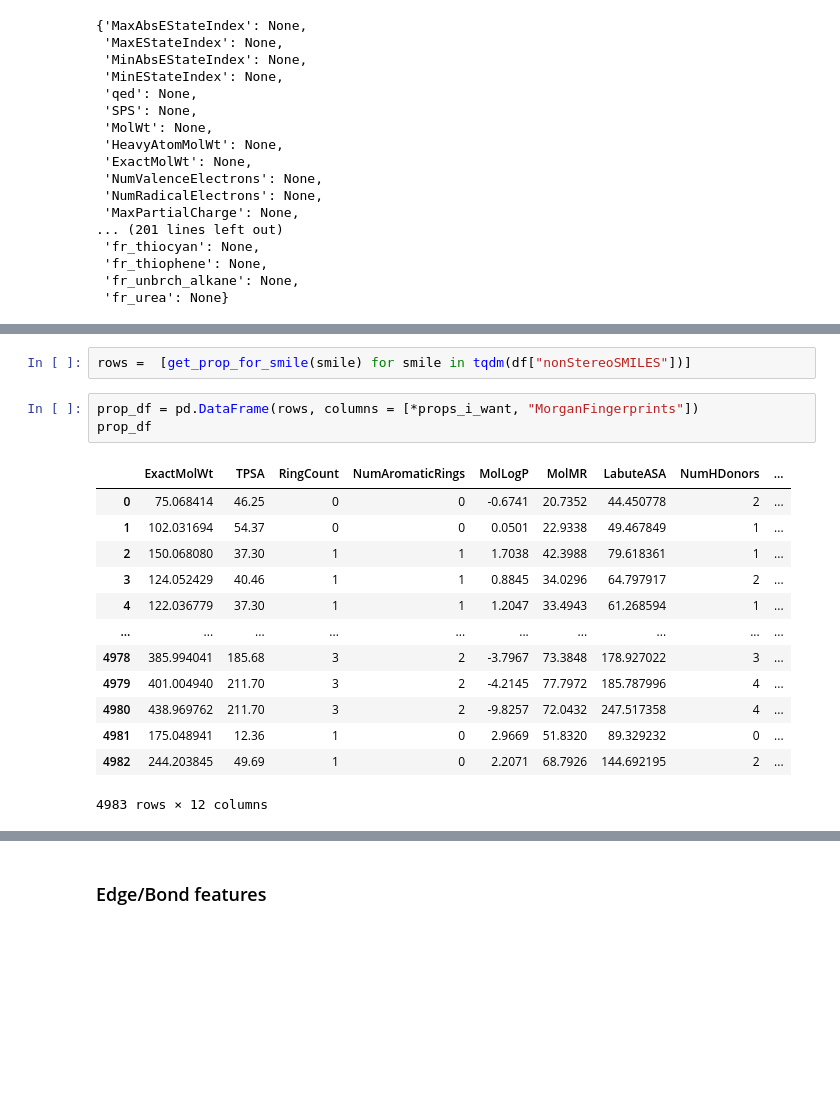
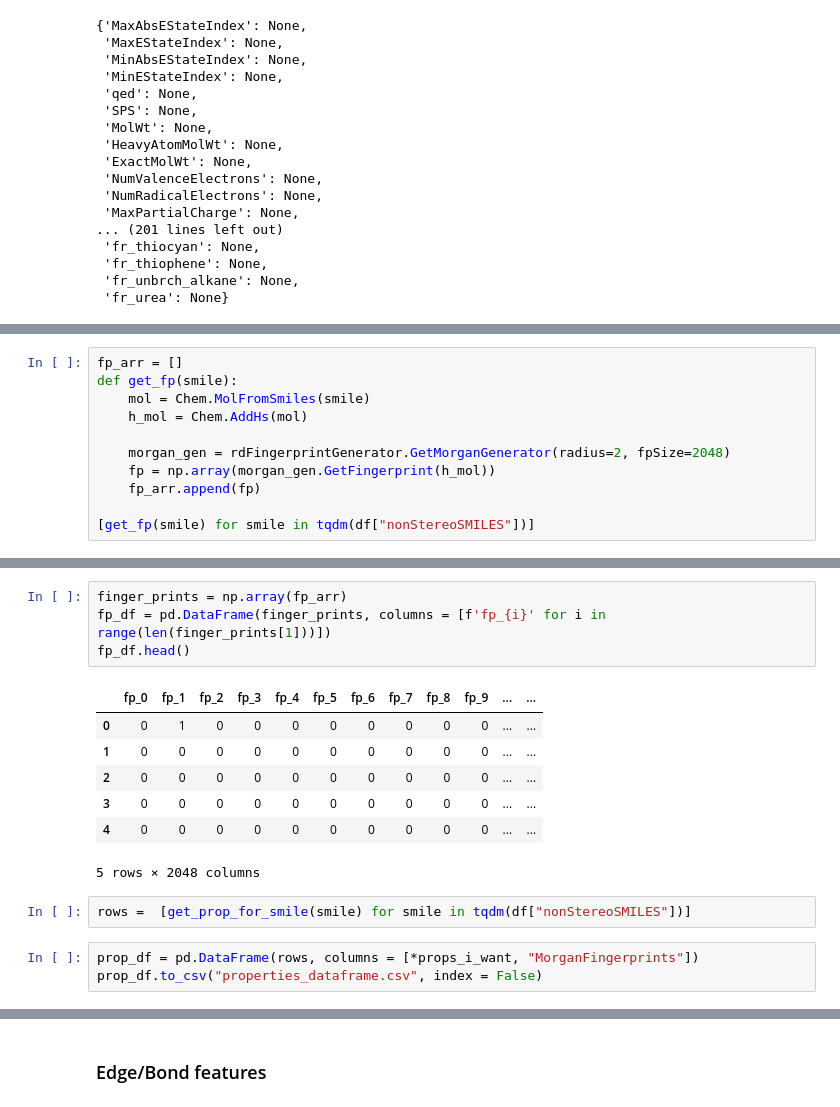
Before and after one commit to markzuckerburg600-glitch/Molecular-Smells-Project, a Jupyter notebook: dataset.ipynb, the cells around one changed output, grey strips where cells are left out. Drawn from its saved outputs; the diff is of its cells as text; blank space fills up the shorter version.

```diff
--- a/dataset.ipynb
+++ b/dataset.ipynb
@@ -248,3 +247,14 @@ def get_prop_for_smile(smile):
 # morgan_gen = rdFingerprintGenerator.GetMorganGenerator(radius=2, fpSize=2048)
 # fp = morgan_gen.GetFingerprint(mol)
 # np.array(fp)
+# %%
+fp_arr = []
+def get_fp(smile):
+    mol = Chem.MolFromSmiles(smile)
+    h_mol = Chem.AddHs(mol)
+
+    morgan_gen = rdFingerprintGenerator.GetMorganGenerator(radius=2, fpSize=2048)
+    fp = np.array(morgan_gen.GetFingerprint(h_mol))
+    fp_arr.append(fp)
+
+[get_fp(smile) for smile in tqdm(df["nonStereoSMILES"])]
@@ -251,19 +279,17 @@ def get_prop_for_smile(smile):
+# %%
+finger_prints = np.array(fp_arr)
+fp_df = pd.DataFrame(finger_prints, columns = [f'fp_{i}' for i in range(len(finger_prints[1]))])
+fp_df.head()
+# %% [output]
+|  | fp_0 | fp_1 | fp_2 | fp_3 | fp_4 | fp_5 | fp_6 | fp_7 | fp_8 | fp_9 | ... | ... |
+| 0 | 0 | 1 | 0 | 0 | 0 | 0 | 0 | 0 | 0 | 0 | ... | ... |
+| 1 | 0 | 0 | 0 | 0 | 0 | 0 | 0 | 0 | 0 | 0 | ... | ... |
+| 2 | 0 | 0 | 0 | 0 | 0 | 0 | 0 | 0 | 0 | 0 | ... | ... |
+| 3 | 0 | 0 | 0 | 0 | 0 | 0 | 0 | 0 | 0 | 0 | ... | ... |
+| 4 | 0 | 0 | 0 | 0 | 0 | 0 | 0 | 0 | 0 | 0 | ... | ... |
+5 rows × 2048 columns
 # %%
 rows =  [get_prop_for_smile(smile) for smile in tqdm(df["nonStereoSMILES"])]
 # %%
 prop_df = pd.DataFrame(rows, columns = [*props_i_want, "MorganFingerprints"])
-prop_df
+prop_df.to_csv("properties_dataframe.csv", index = False)
-# %% [output]
-|  | ExactMolWt | TPSA | RingCount | NumAromaticRings | MolLogP | MolMR | LabuteASA | NumHDonors | ... |
-| 0 | 75.068414 | 46.25 | 0 | 0 | -0.6741 | 20.7352 | 44.450778 | 2 | ... |
-| 1 | 102.031694 | 54.37 | 0 | 0 | 0.0501 | 22.9338 | 49.467849 | 1 | ... |
-| 2 | 150.068080 | 37.30 | 1 | 1 | 1.7038 | 42.3988 | 79.618361 | 1 | ... |
-| 3 | 124.052429 | 40.46 | 1 | 1 | 0.8845 | 34.0296 | 64.797917 | 2 | ... |
-| 4 | 122.036779 | 37.30 | 1 | 1 | 1.2047 | 33.4943 | 61.268594 | 1 | ... |
-| ... | ... | ... | ... | ... | ... | ... | ... | ... | ... |
-| 4978 | 385.994041 | 185.68 | 3 | 2 | -3.7967 | 73.3848 | 178.927022 | 3 | ... |
-| 4979 | 401.004940 | 211.70 | 3 | 2 | -4.2145 | 77.7972 | 185.787996 | 4 | ... |
-| 4980 | 438.969762 | 211.70 | 3 | 2 | -9.8257 | 72.0432 | 247.517358 | 4 | ... |
-| 4981 | 175.048941 | 12.36 | 1 | 0 | 2.9669 | 51.8320 | 89.329232 | 0 | ... |
-| 4982 | 244.203845 | 49.69 | 1 | 0 | 2.2071 | 68.7926 | 144.692195 | 2 | ... |
-4983 rows × 12 columns
```
Also changed, not shown: parts of 20 cells of this notebook, 4 other files.
